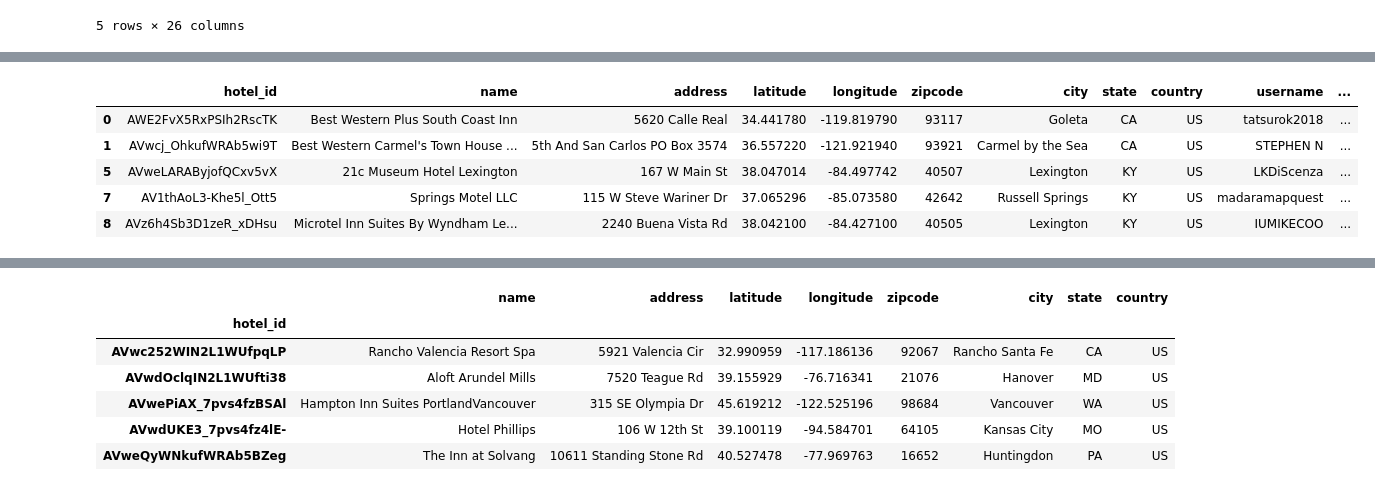
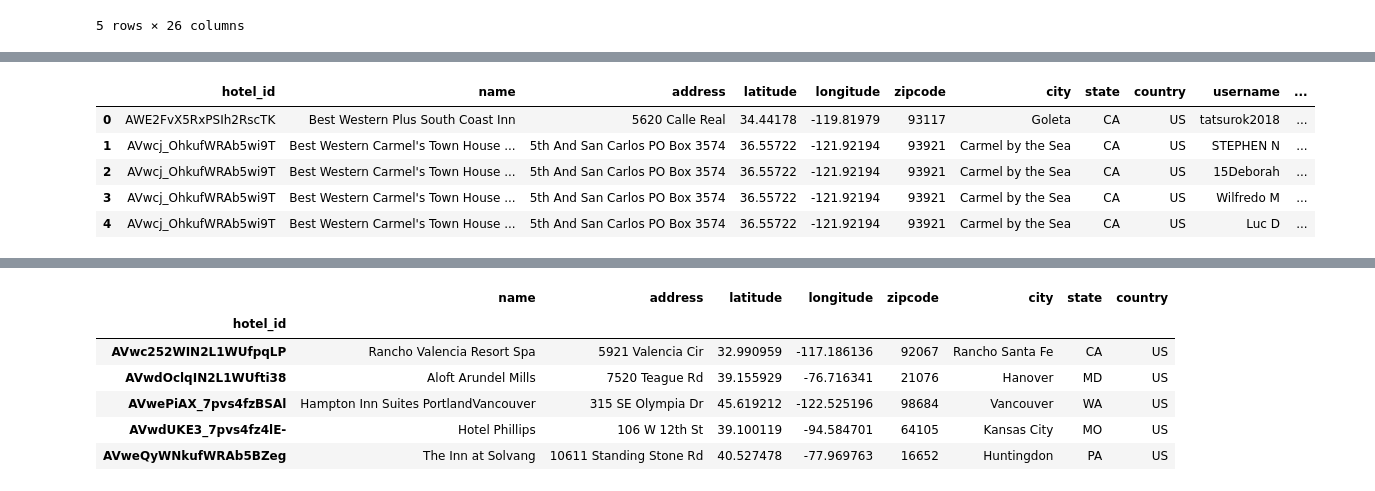
Before and after one commit to Pinkjewels7/ETL-Project, a Jupyter notebook: Hotel_Reviews_ETL.ipynb, the cells around one changed output, grey strips where cells are left out. Drawn from its saved outputs; the diff is of its cells as text; code cells hidden in the pictures.

```diff
--- a/Hotel_Reviews_ETL.ipynb
+++ b/Hotel_Reviews_ETL.ipynb
@@ -91,24 +91,24 @@ datafiniti_transformed.count
 # %%
 # Create a filtered dataframe from specific columns
 jun19_datafiniti_cols = ['id', 'name', 'address', 'latitude', 'longitude', 'postalCode', 'city', 'province', 'country', 'reviews.username', 'reviews.userCity', 'reviews.userProvince', 'reviews.date', 'reviews.rating']
 jun19_datafiniti_transformed= jun19_datafiniti_df[jun19_datafiniti_cols].copy()
 
 # Rename the column headers
-jun19_datafiniti_transformed = jun19_datafiniti_transformed.rename(columns={"id": "hotel_id", "postalCode": "zipcode", "province": "state", "reviews.username": "username", "reviews.userCity": "user_city", "reviews.userProvince": "user_state", "reviews.date": "date", "reviews.rating": "rating"})
+jun19_datafiniti_transformed = jun19_datafiniti_transformed.rename(columns={"id": "hotel_id", "postalCode": "zipcode", "province": "state", "reviews.username": "username", "reviews.userCity": "user_city", "reviews.userProvince": "user_state", "reviews.date": "review_date", "reviews.rating": "rating"})
 
 # Clean the data by dropping duplicates and setting the index
-jun19_datafiniti_transformed.drop_duplicates("hotel_id", inplace=True)
-jun19_datafiniti_transformed.set_index
+# jun19_datafiniti_transformed.drop_duplicates("hotel_id", inplace=True)
+# jun19_datafiniti_transformed.set_index
 #("hotel id", inplace=True)
 
 jun19_datafiniti_transformed.head()
 # %% [output]
 |  | hotel_id | name | address | latitude | longitude | zipcode | city | state | country | username | ... |
-| 0 | AWE2FvX5RxPSIh2RscTK | Best Western Plus South Coast Inn | 5620 Calle Real | 34.441780 | -119.819790 | 93117 | Goleta | CA | US | tatsurok2018 | ... |
-| 1 | AVwcj_OhkufWRAb5wi9T | Best Western Carmel's Town House ... | 5th And San Carlos PO Box 3574 | 36.557220 | -121.921940 | 93921 | Carmel by the Sea | CA | US | STEPHEN N | ... |
-| 5 | AVweLARAByjofQCxv5vX | 21c Museum Hotel Lexington | 167 W Main St | 38.047014 | -84.497742 | 40507 | Lexington | KY | US | LKDiScenza | ... |
-| 7 | AV1thAoL3-Khe5l_Ott5 | Springs Motel LLC | 115 W Steve Wariner Dr | 37.065296 | -85.073580 | 42642 | Russell Springs | KY | US | madaramapquest | ... |
-| 8 | AVz6h4Sb3D1zeR_xDHsu | Microtel Inn Suites By Wyndham Le... | 2240 Buena Vista Rd | 38.042100 | -84.427100 | 40505 | Lexington | KY | US | IUMIKECOO | ... |
+| 0 | AWE2FvX5RxPSIh2RscTK | Best Western Plus South Coast Inn | 5620 Calle Real | 34.44178 | -119.81979 | 93117 | Goleta | CA | US | tatsurok2018 | ... |
+| 1 | AVwcj_OhkufWRAb5wi9T | Best Western Carmel's Town House ... | 5th And San Carlos PO Box 3574 | 36.55722 | -121.92194 | 93921 | Carmel by the Sea | CA | US | STEPHEN N | ... |
+| 2 | AVwcj_OhkufWRAb5wi9T | Best Western Carmel's Town House ... | 5th And San Carlos PO Box 3574 | 36.55722 | -121.92194 | 93921 | Carmel by the Sea | CA | US | 15Deborah | ... |
+| 3 | AVwcj_OhkufWRAb5wi9T | Best Western Carmel's Town House ... | 5th And San Carlos PO Box 3574 | 36.55722 | -121.92194 | 93921 | Carmel by the Sea | CA | US | Wilfredo M | ... |
+| 4 | AVwcj_OhkufWRAb5wi9T | Best Western Carmel's Town House ... | 5th And San Carlos PO Box 3574 | 36.55722 | -121.92194 | 93921 | Carmel by the Sea | CA | US | Luc D | ... |
 # %%
 jun19_datafiniti_transformed.dtypes
 # %% [output]
```
Also changed, not shown: parts of 12 cells of this notebook, 1 other file.
